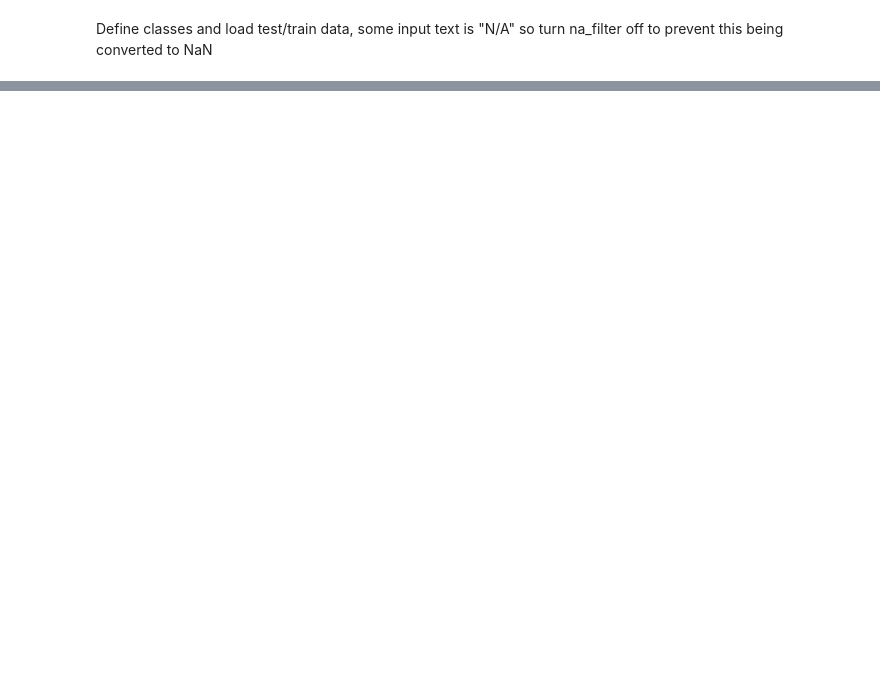
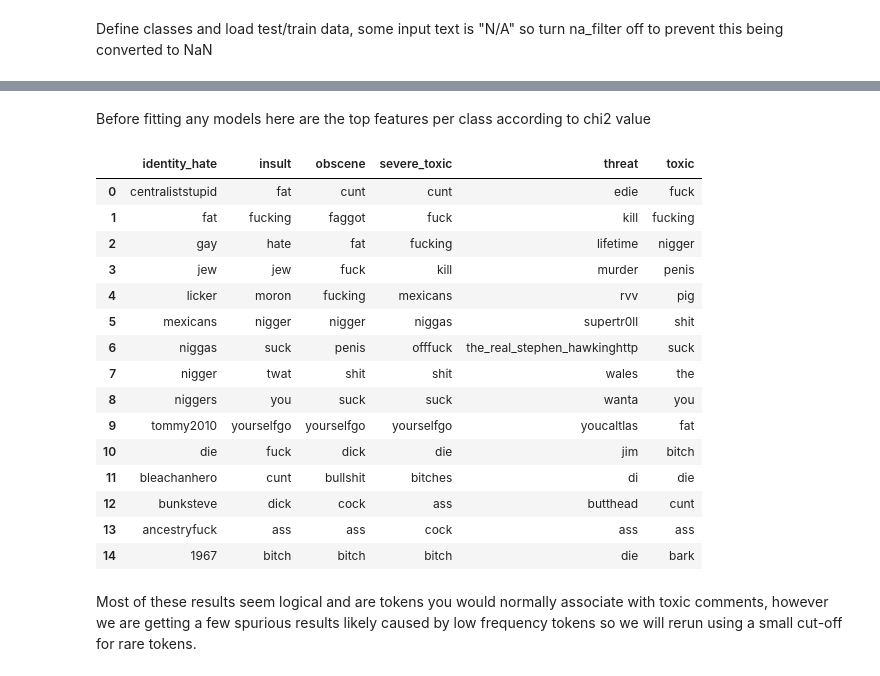
Before and after one commit to david-macleod/kaggle-toxic-comments, a Jupyter notebook: notebooks/d001_naive_bayes_improved.ipynb, the cells around one changed output, grey strips where cells are left out. Cells and saved outputs as stored; diff of their text form; code cells hidden in the pictures; blank space fills up the shorter version.

```diff
--- a/notebooks/d001_naive_bayes_improved.ipynb
+++ b/notebooks/d001_naive_bayes_improved.ipynb
@@ -140,0 +101,4 @@ df_submit.to_csv('../results/m000.csv', index=False)
+# %%
+cvec = CountVectorizer(min_df=60000)
+X = cvec.fit_transform(X_text)
+cvec.vocabulary_
@@ -140,0 +145,39 @@ df_submit.to_csv('../results/m000.csv', index=False)
+# %%
+def kbest_feature_names(class_labels, kbest_per_class, cvec):
+    # finding names of top kbest features
+    kbest_features = defaultdict(list)
+    for toxic_class, kbest in zip(class_labels, kbest_per_class):
+        indices = kbest.get_support(indices=True)
+        scores = kbest.scores_
+        sorted_indices = [index for index, score in sorted(zip(indices, scores), key=lambda x: x[1])]
+        for index in sorted_indices:
+            kbest_features[toxic_class].append(cvec.get_feature_names()[index])
+
+    return pd.DataFrame(kbest_features)
+# %%
+cvec = CountVectorizer()
+X = cvec.fit_transform(X_text)
+kbest_per_class = [SelectKBest(chi2, k=15).fit(X, y) for y in Y.T]
+# %% [markdown]
+Before fitting any models here are the top features per class according to chi2 value
+# %%
+kbest_feature_names(toxic_classes, kbest_per_class, cvec)
+# %% [output]
+|  | identity_hate | insult | obscene | severe_toxic | threat | toxic |
+| 0 | centraliststupid | fat | cunt | cunt | edie | fuck |
+| 1 | fat | fucking | faggot | fuck | kill | fucking |
+| 2 | gay | hate | fat | fucking | lifetime | nigger |
+| 3 | jew | jew | fuck | kill | murder | penis |
+| 4 | licker | moron | fucking | mexicans | rvv | pig |
+| 5 | mexicans | nigger | nigger | niggas | supertr0ll | shit |
+| 6 | niggas | suck | penis | offfuck | the_real_stephen_hawkinghttp | suck |
+| 7 | nigger | twat | shit | shit | wales | the |
+| 8 | niggers | you | suck | suck | wanta | you |
+| 9 | tommy2010 | yourselfgo | yourselfgo | yourselfgo | youcaltlas | fat |
+| 10 | die | fuck | dick | die | jim | bitch |
+| 11 | bleachanhero | cunt | bullshit | bitches | di | die |
+| 12 | bunksteve | dick | cock | ass | butthead | cunt |
+| 13 | ancestryfuck | ass | ass | cock | ass | ass |
+| 14 | 1967 | bitch | bitch | bitch | die | bark |
+# %% [markdown]
+Most of these results seem logical and are tokens you would normally associate with toxic comments, however we are getting a few spurious results likely caused by low frequency tokens so we will rerun using a small cut-off for rare tokens.
```
Also changed, not shown: parts of 41 cells of this notebook, 10 other files.
